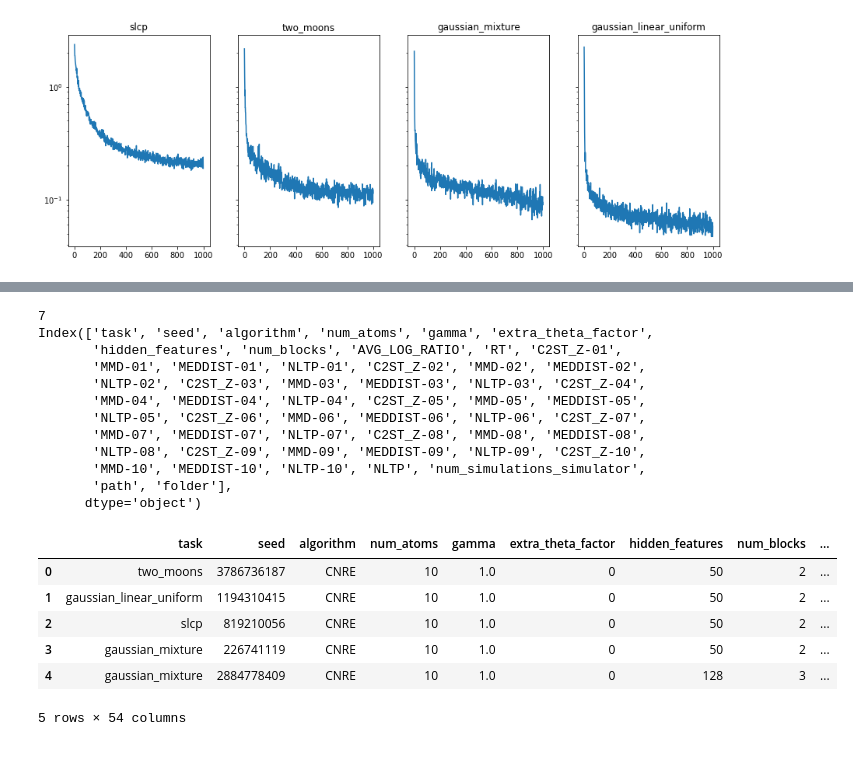
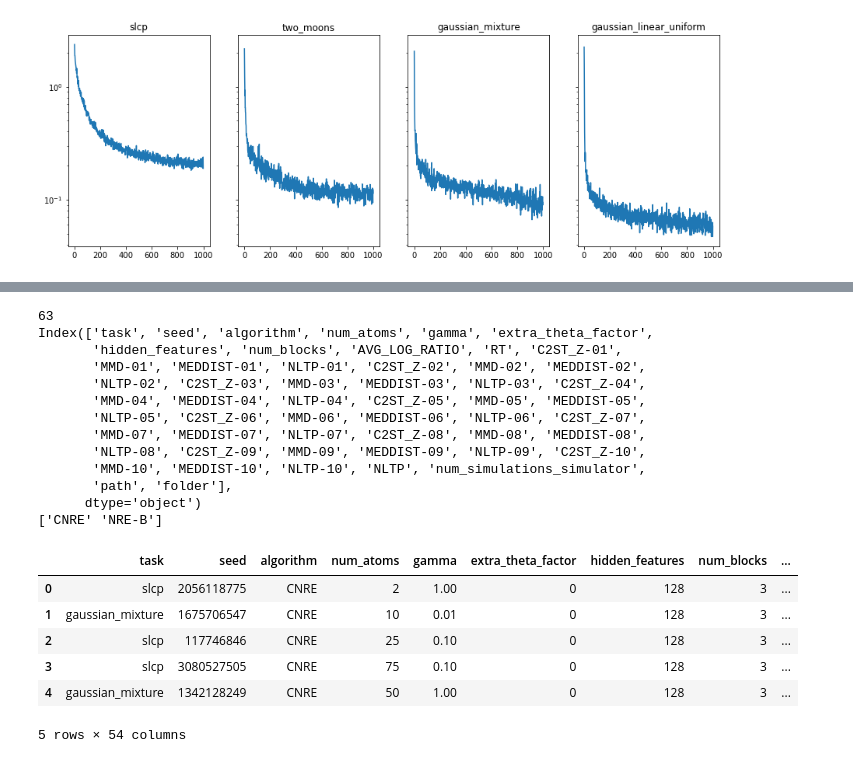
Before and after one commit to bkmi/cnre, a Jupyter notebook: infinite/01 validation loss.ipynb, the cells around one changed output, grey strips where cells are left out. Cells and saved outputs as stored; diff of their text form; code cells hidden in the pictures.

```diff
--- a/infinite/01 validation loss.ipynb
+++ b/infinite/01 validation loss.ipynb
@@ -36,31 +45,34 @@ for ax, (name, experiment_folder) in zip(axes.flatten(), experiment_folders.item
 # %%
 files = [
-    "metrics01.csv",
-    "metrics02.csv",
-    # "metrics-512.csv",
+    # "metrics01.csv",
+    # "metrics02.csv",
+    "metrics-512.csv",
+    "metrics-512b.csv",
 ]
 df = pd.concat([pd.read_csv(file, index_col=0) for file in files], ignore_index=True)
 print(len(df))
 print(df.columns)
+print(df["algorithm"].unique())
 df.head()
 # %% [output]
-7
+63
 Index(['task', 'seed', 'algorithm', 'num_atoms', 'gamma', 'extra_theta_factor',
        'hidden_features', 'num_blocks', 'AVG_LOG_RATIO', 'RT', 'C2ST_Z-01',
        'MMD-01', 'MEDDIST-01', 'NLTP-01', 'C2ST_Z-02', 'MMD-02', 'MEDDIST-02',
        'NLTP-02', 'C2ST_Z-03', 'MMD-03', 'MEDDIST-03', 'NLTP-03', 'C2ST_Z-04',
        'MMD-04', 'MEDDIST-04', 'NLTP-04', 'C2ST_Z-05', 'MMD-05', 'MEDDIST-05',
        'NLTP-05', 'C2ST_Z-06', 'MMD-06', 'MEDDIST-06', 'NLTP-06', 'C2ST_Z-07',
        'MMD-07', 'MEDDIST-07', 'NLTP-07', 'C2ST_Z-08', 'MMD-08', 'MEDDIST-08',
        'NLTP-08', 'C2ST_Z-09', 'MMD-09', 'MEDDIST-09', 'NLTP-09', 'C2ST_Z-10',
        'MMD-10', 'MEDDIST-10', 'NLTP-10', 'NLTP', 'num_simulations_simulator',
        'path', 'folder'],
       dtype='object')
+['CNRE' 'NRE-B']
 |  | task | seed | algorithm | num_atoms | gamma | extra_theta_factor | hidden_features | num_blocks | ... |
-| 0 | two_moons | 3786736187 | CNRE | 10 | 1.0 | 0 | 50 | 2 | ... |
-| 1 | gaussian_linear_uniform | 1194310415 | CNRE | 10 | 1.0 | 0 | 50 | 2 | ... |
-| 2 | slcp | 819210056 | CNRE | 10 | 1.0 | 0 | 50 | 2 | ... |
-| 3 | gaussian_mixture | 226741119 | CNRE | 10 | 1.0 | 0 | 50 | 2 | ... |
-| 4 | gaussian_mixture | 2884778409 | CNRE | 10 | 1.0 | 0 | 128 | 3 | ... |
+| 0 | slcp | 2056118775 | CNRE | 2 | 1.00 | 0 | 128 | 3 | ... |
+| 1 | gaussian_mixture | 1675706547 | CNRE | 10 | 0.01 | 0 | 128 | 3 | ... |
+| 2 | slcp | 117746846 | CNRE | 25 | 0.10 | 0 | 128 | 3 | ... |
+| 3 | slcp | 3080527505 | CNRE | 75 | 0.10 | 0 | 128 | 3 | ... |
+| 4 | gaussian_mixture | 1342128249 | CNRE | 50 | 1.00 | 0 | 128 | 3 | ... |
 5 rows × 54 columns
 # %%
```
Also changed, not shown: parts of 6 cells of this notebook, 5 other files.
